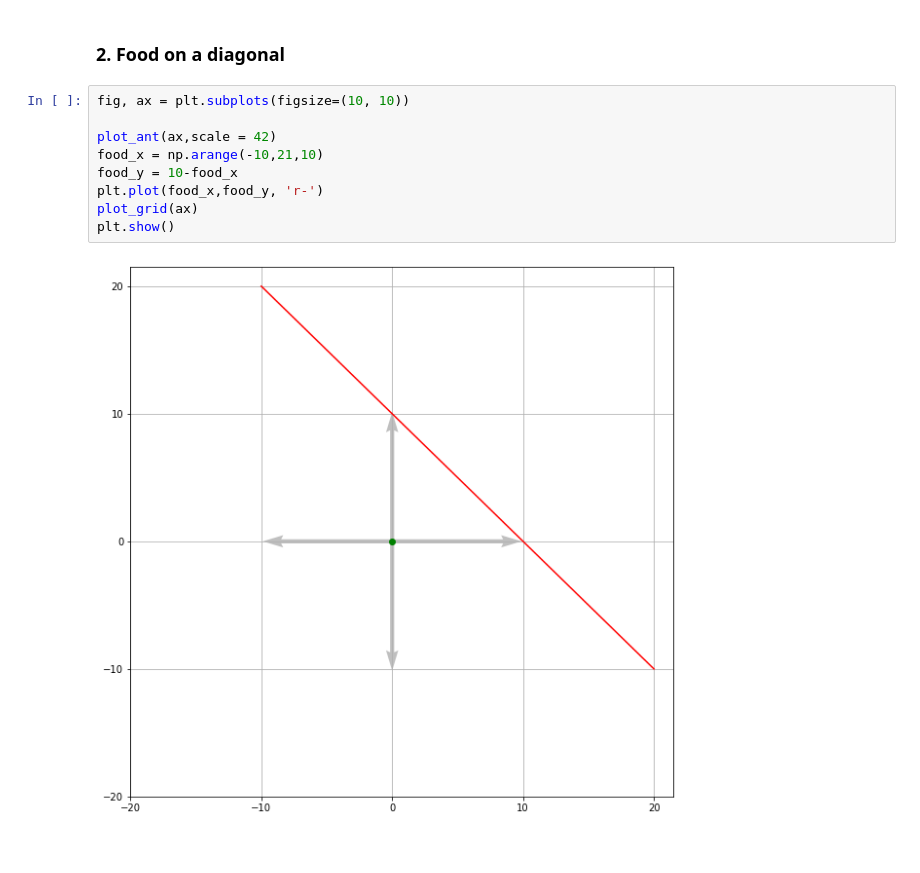
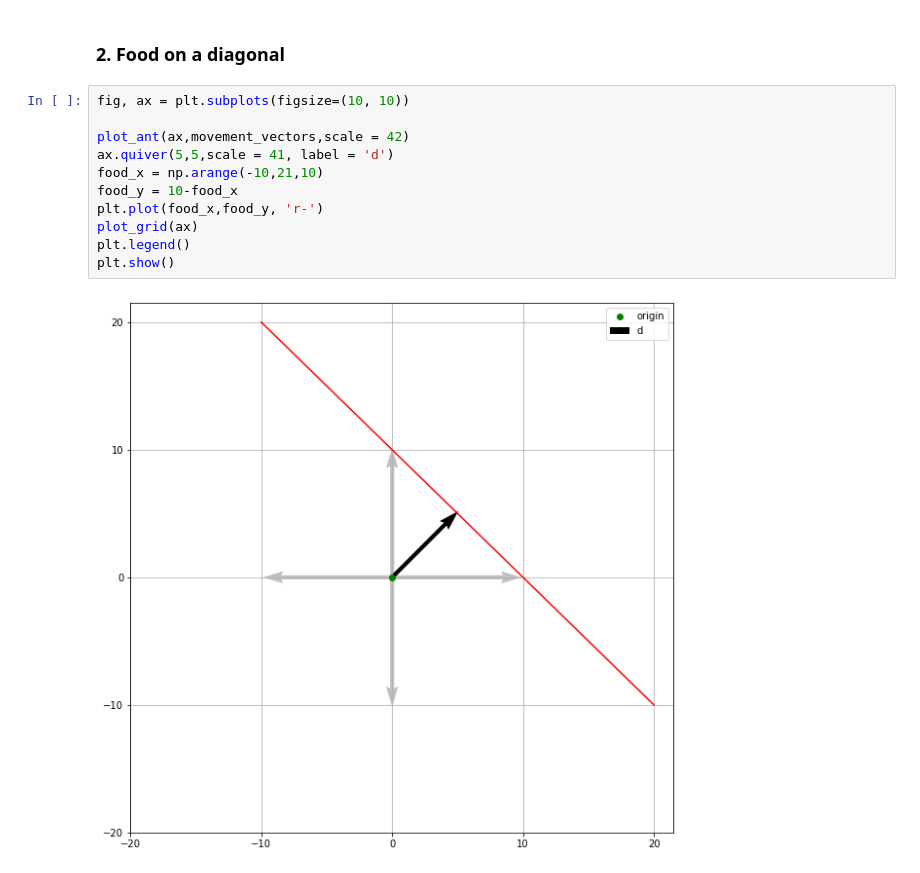
Before and after one commit to aleeusgr/fun, a Jupyter notebook: optiver.ipynb, the cells around one changed output. Drawn from its saved outputs; the diff is of its cells as text.

```diff
--- a/optiver.ipynb
+++ b/optiver.ipynb
@@ -97,12 +103,14 @@ https://digitalcommons.wku.edu/cgi/viewcontent.cgi?article=2504&context=theses
 # %%
 fig, ax = plt.subplots(figsize=(10, 10))
 
-plot_ant(ax,scale = 42)
+plot_ant(ax,movement_vectors,scale = 42)
+ax.quiver(5,5,scale = 41, label = 'd')
 food_x = np.arange(-10,21,10)
 food_y = 10-food_x
 plt.plot(food_x,food_y, 'r-')
 plot_grid(ax)
+plt.legend()
 plt.show()
 # %% [output]
-[figure, old version]
+[figure, new version]
 # %% [markdown]
```
Also changed, not shown: parts of 8 cells of this notebook, 1 other file.
